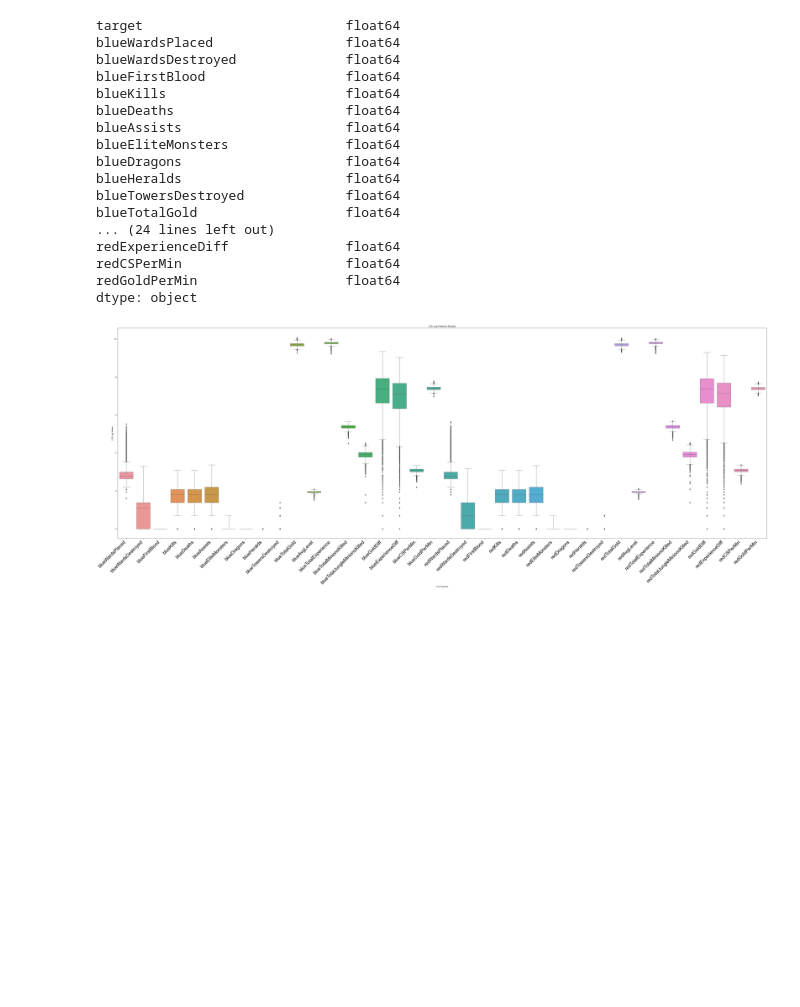
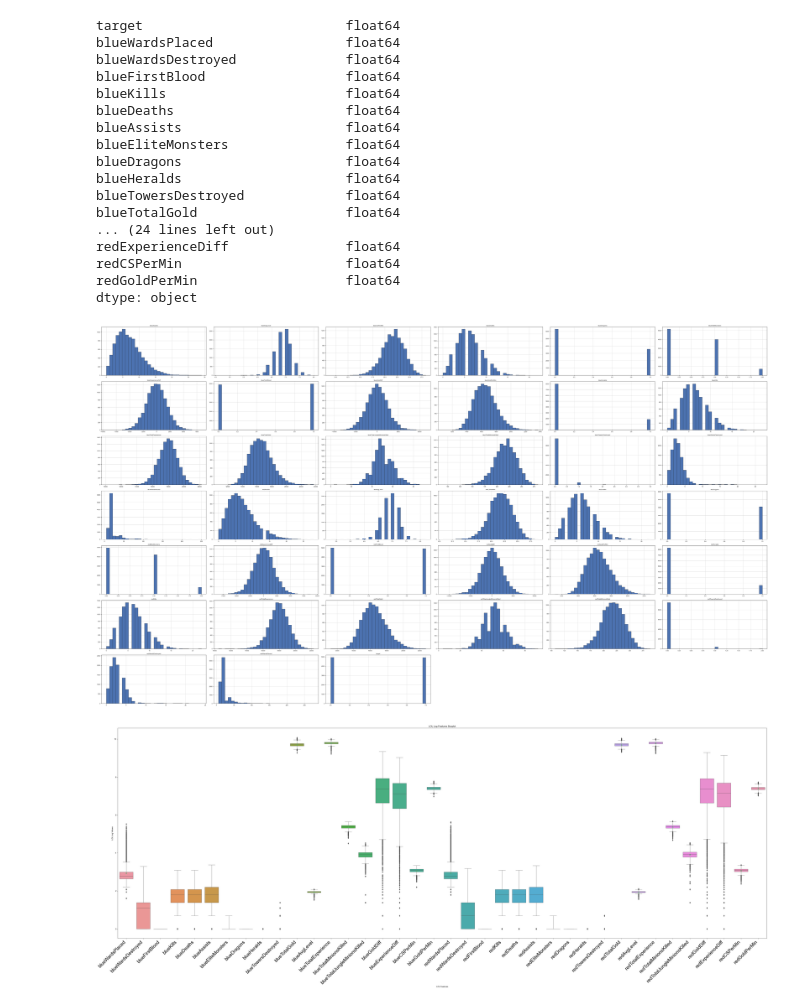
Before and after one commit to 8Jun/League-of-Legends, a Jupyter notebook: LoL Analysis.ipynb, the cells around one changed output. Saved outputs shown, nothing was run; the diff lists cells and outputs as text; code cells hidden in the pictures; blank space fills up the shorter version.

Commit message:
added more graphs

```diff
--- a/LoL Analysis.ipynb
+++ b/LoL Analysis.ipynb
@@ -105,6 +118,12 @@ redExperienceDiff               float64
 redCSPerMin                     float64
 redGoldPerMin                   float64
 dtype: object
+# %%
+lol.hist(bins=30, figsize=(70, 40), ec="k")
+plt.tight_layout()
+plt.show()
+# %% [output]
+[figure, added]
 # %%
 lol_log = np.log(lol.drop(columns=['target']))
 fig, ax = plt.subplots()
```
Also changed, not shown: parts of 12 cells of this notebook.
